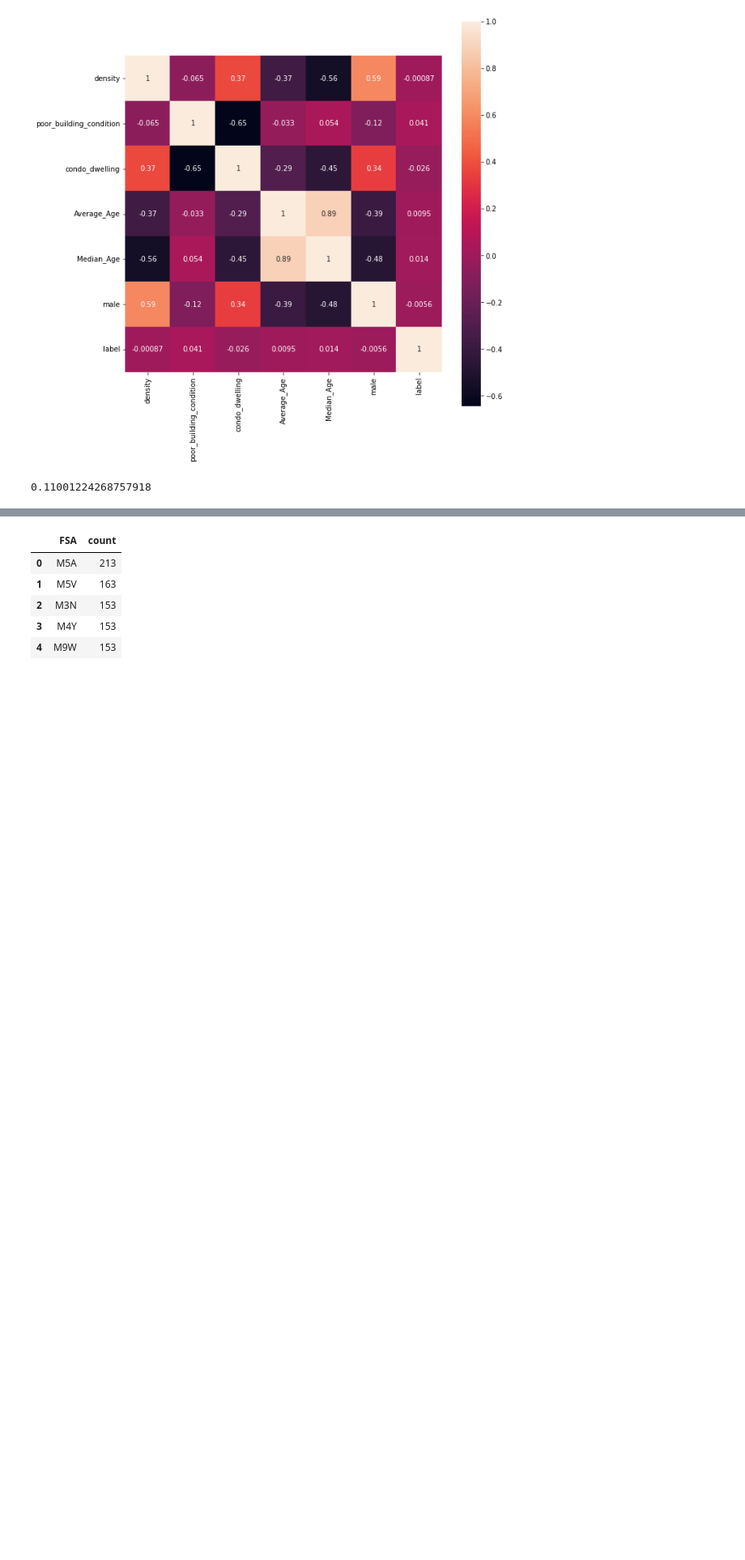
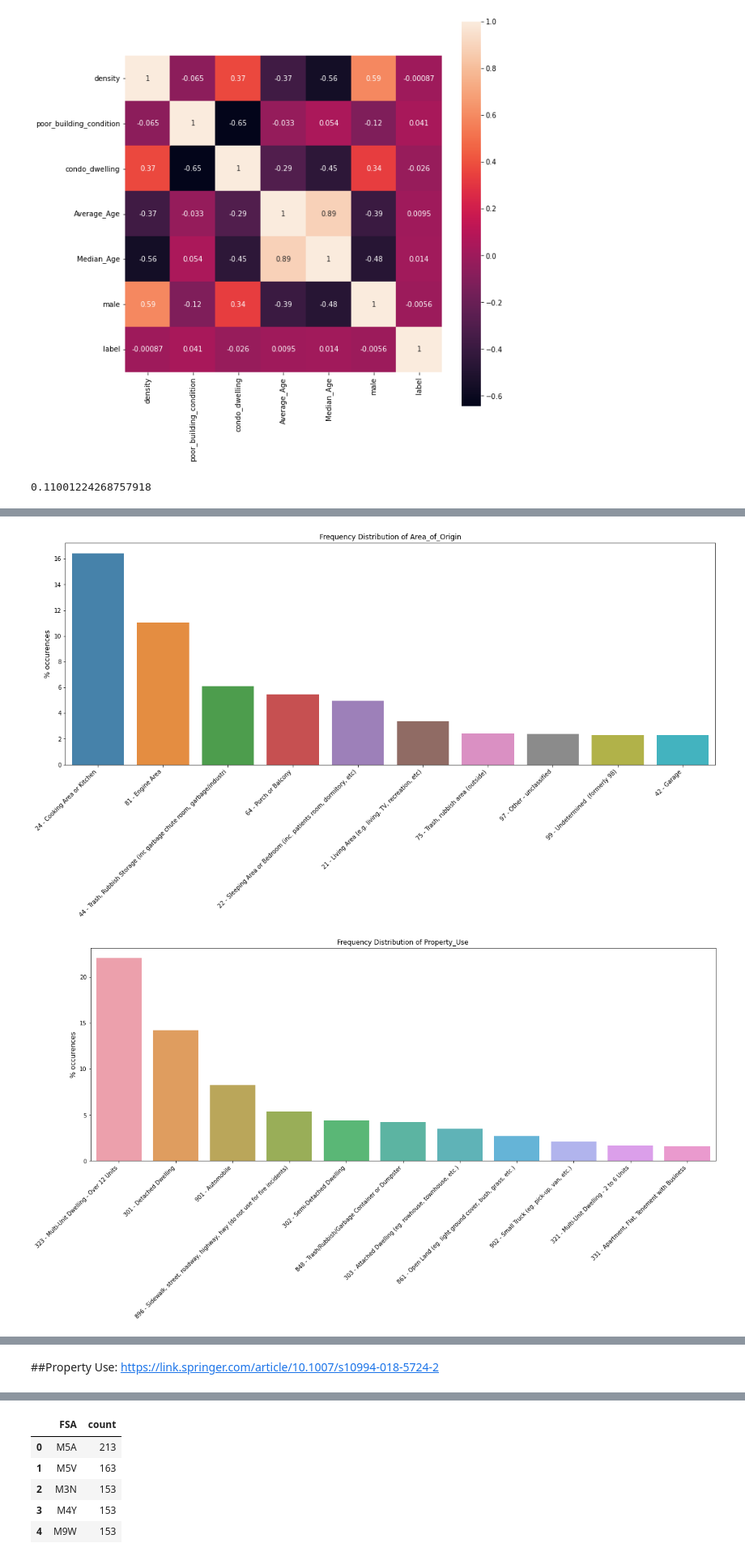
Before and after one commit to JimenaBaripatti/FeatureEngineering, a Jupyter notebook: Fire_FSA_and_demographic_.ipynb, the cells around one changed output, grey strips where cells are left out. Shown at 81% size. Drawn from its saved outputs; the diff is of its cells as text; code cells hidden in the pictures; blank space fills up the shorter version.

```diff
--- a/Fire_FSA_and_demographic_.ipynb
+++ b/Fire_FSA_and_demographic_.ipynb
@@ -553,2 +721,17 @@ number of categories:  74
 Name: Sprinkler_System_Presence, dtype: float64
 ---------------------------------------
+# %%
+def plot_cat(c):
+  plt.figure(figsize=(20,7))
+  cat_count=df[c].value_counts(normalize=True, dropna=False)
+  fig=sns.barplot(cat_count.index[0:11], 100*cat_count.values[0:11], alpha=0.9)
+  plt.title('Frequency Distribution of ' + str(c))
+  plt.ylabel('% occurences', fontsize=12)
+  fig.set_xticklabels(fig.get_xticklabels(),rotation=45, horizontalalignment='right')
+  plt.show()
+# %%
+for c in Siqi_Variables:
+  plot_cat(c)
+# %% [output]
+[figure, added]
+[figure, added]
@@ -554,0 +745,2 @@ Name: Sprinkler_System_Presence, dtype: float64
+# %% [markdown]
+##Property Use: https://link.springer.com/article/10.1007/s10994-018-5724-2
```
Also changed, not shown: parts of 77 cells of this notebook.
